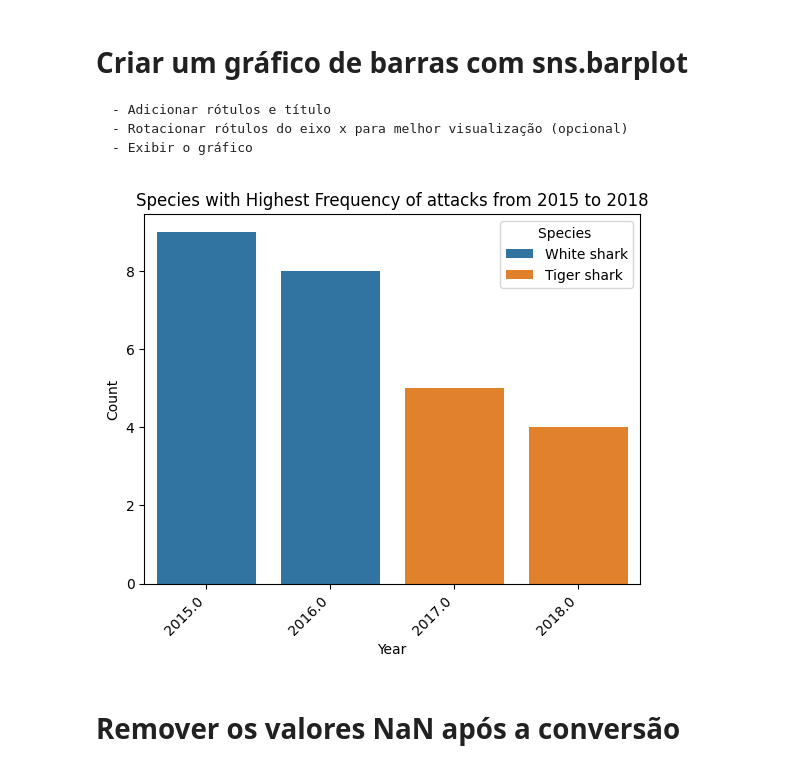
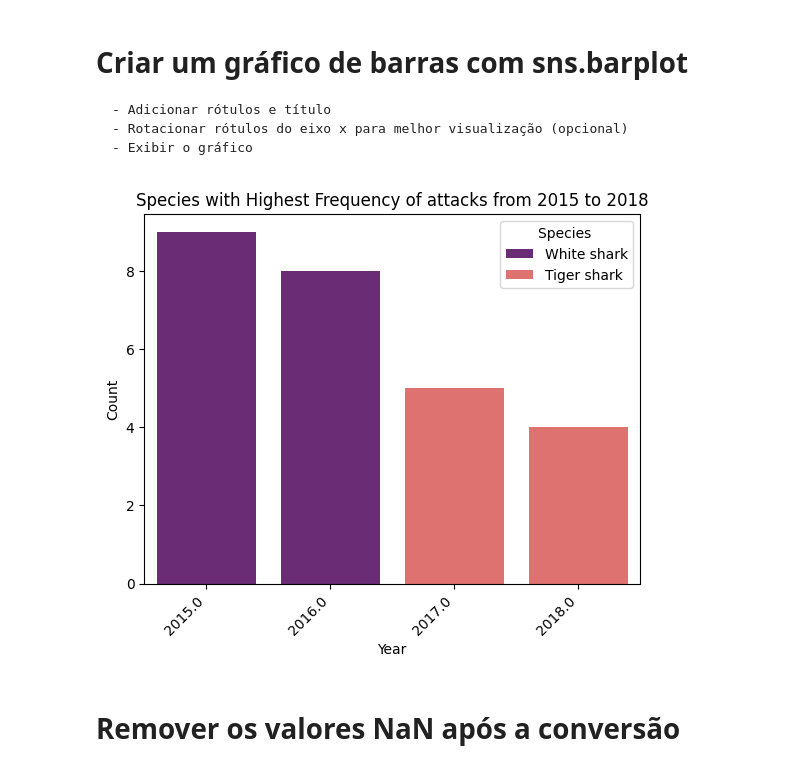
Before and after one commit to leoolessa/Project-one, a Jupyter notebook: test.ipynb, the cells around one changed output. Saved outputs shown, nothing was run; the diff lists cells and outputs as text; code cells hidden in the pictures.

Commit message:
Change the palletes, ADD more graphics

```diff
--- a/test.ipynb
+++ b/test.ipynb
@@ -134,15 +135,15 @@ top_species_by_year
     - Exibir o gráfico
 # %%
 
-barplot = sns.barplot(x="Year", y="Count", hue="Species ", data=top_species_by_year)
+barplot = sns.barplot(x="Year", y="Count", hue="Species ", data=top_species_by_year, palette="magma")
 
 plt.xlabel('Year')
 plt.ylabel('Count')
 plt.title('Species with Highest Frequency of attacks from 2015 to 2018')
 plt.xticks(rotation=45, ha='right')
 plt.show()
 # %% [output]
-[figure, old version]
+[figure, new version]
 # %% [markdown]
 # Remover os valores NaN após a conversão
 # %%
```
Also changed, not shown: parts of 25 cells of this notebook, 9 other files.
